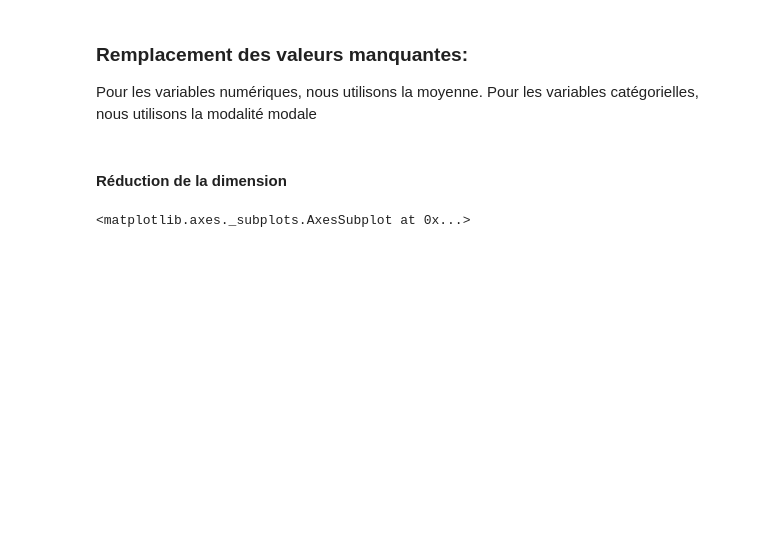
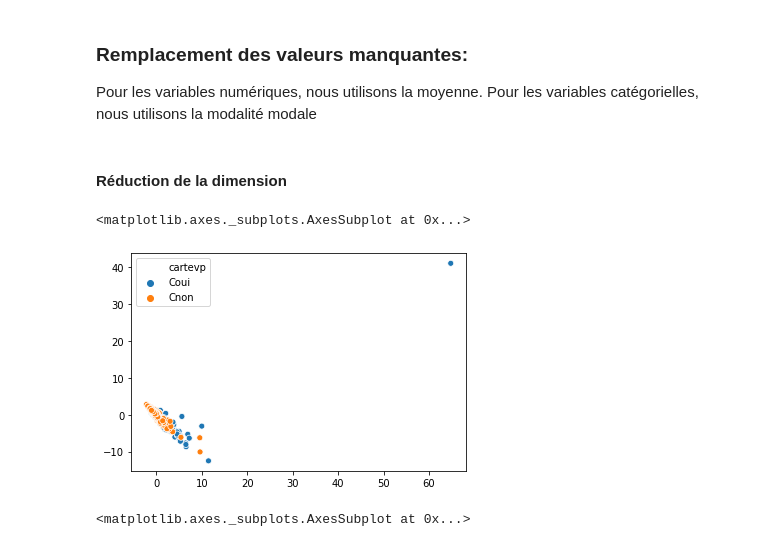
Before and after one commit to mahdiou-diallo/Projet_AppSup, a Jupyter notebook: src/visa.ipynb, the cells around one changed output. Saved outputs shown, nothing was run; the diff lists cells and outputs as text; code cells hidden in the pictures; blank space fills up the shorter version.

```diff
--- a/src/visa.ipynb
+++ b/src/visa.ipynb
@@ -357,6 +331,13 @@ new_vals = SimpleImputer(strategy='most_frequent').fit_transform(visa_quali)
 visa_quali_new = pd.DataFrame(new_vals, columns=visa_quali.columns)
 # %% [markdown]
 #### Réduction de la dimension
+# %%
+scaled = StandardScaler().fit_transform(visa_quanti_new)
+pca_embed = PCA(n_components=2).fit_transform(scaled)
+sns.scatterplot(pca_embed[:,0], pca_embed[:,1], hue=visa.cartevp)
+# %% [output]
+<matplotlib.axes._subplots.AxesSubplot at 0x...>
+[figure, added]
 # %%
 tsne_embed = TSNE(perplexity=50).fit_transform(visa_quanti_new)
 sns.scatterplot(tsne_embed[:,0], tsne_embed[:,1], hue=visa.cartevp)
```
Also changed, not shown: parts of 46 cells of this notebook, 1 other file.
